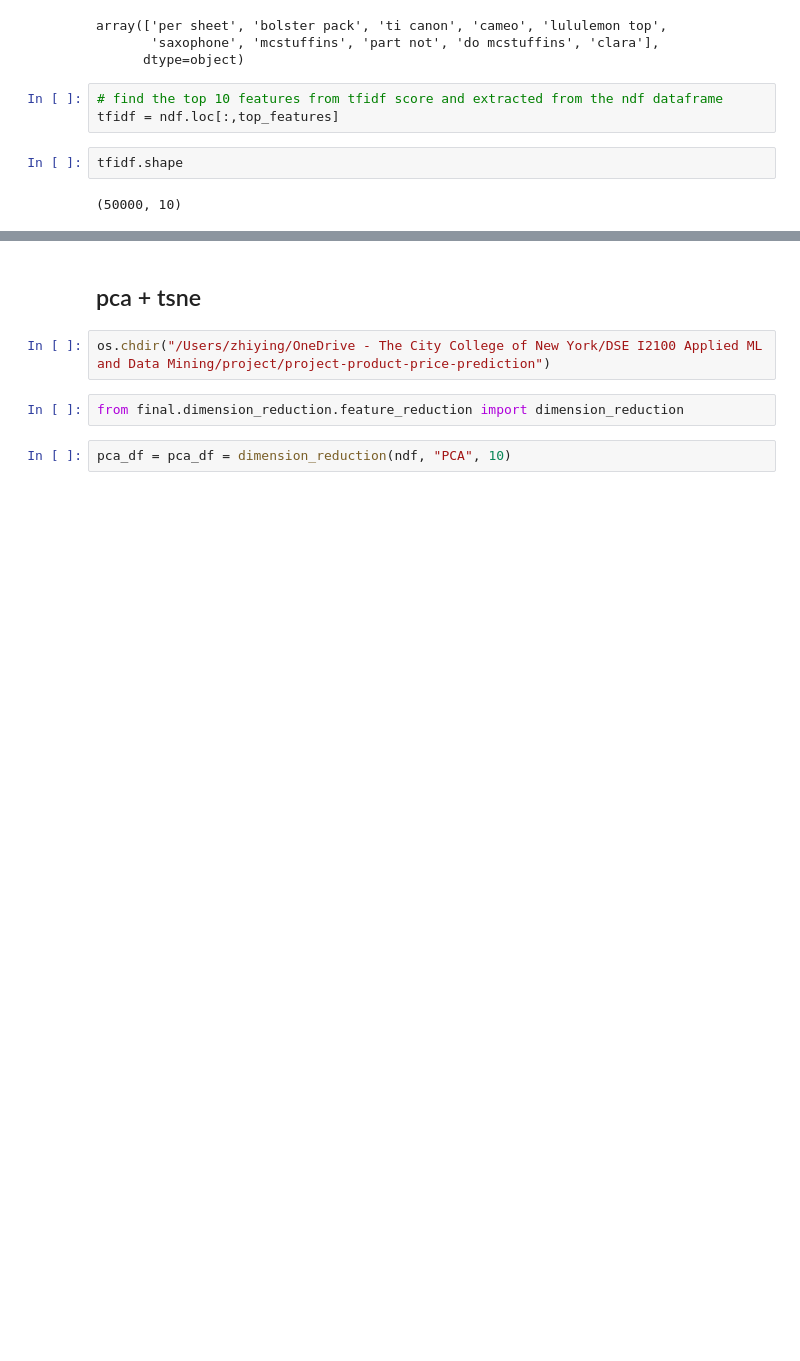
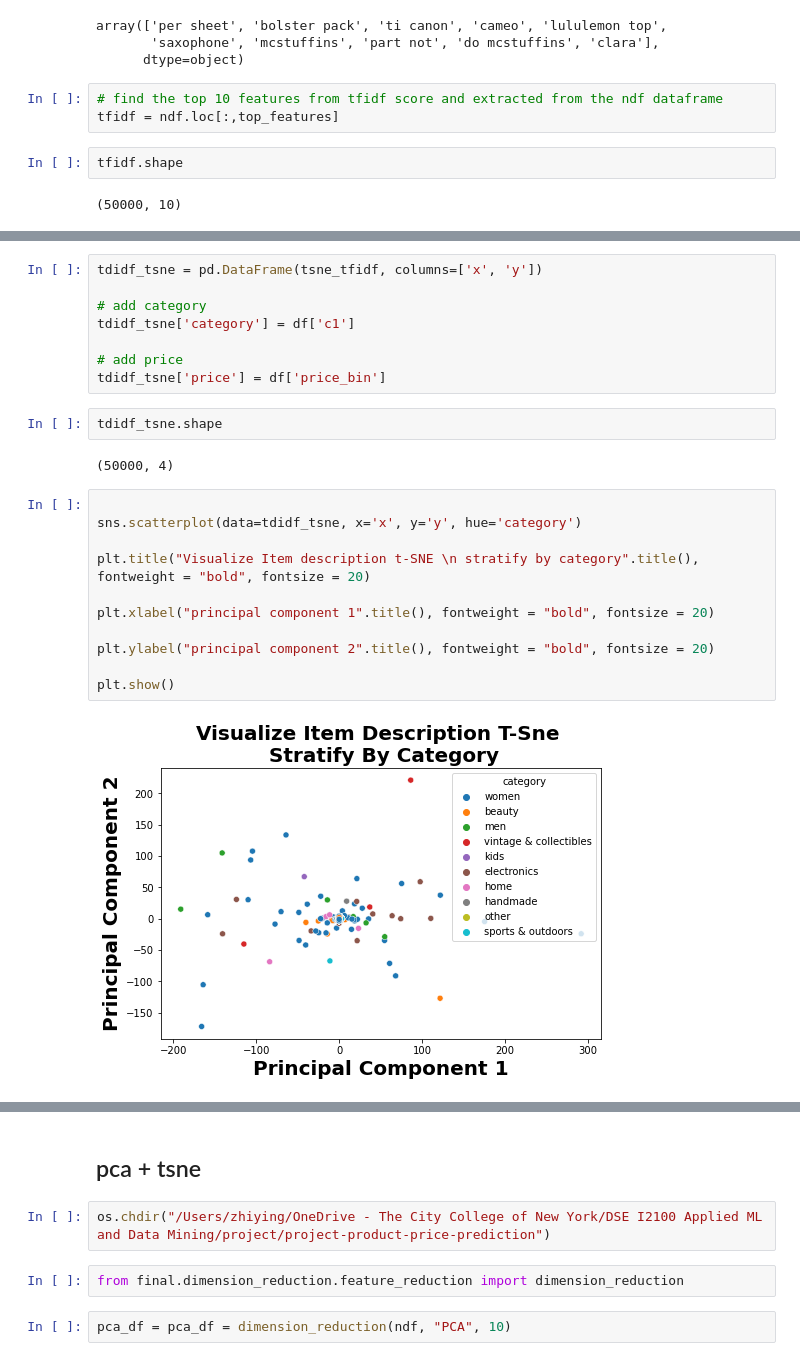
Before and after one commit to DSEI21000-S21/project-product-price-prediction, a Jupyter notebook: experiment/feature_extraction/FeatureExtraction_ItemDescription_Zhiying_M2E1.ipynb, the cells around one changed output, grey strips where cells are left out. Drawn from its saved outputs; the diff is of its cells as text; blank space fills up the shorter version.

Commit message:
add more visuals

```diff
--- a/experiment/feature_extraction/FeatureExtraction_ItemDescription_Zhiying_M2E1.ipynb
+++ b/experiment/feature_extraction/FeatureExtraction_ItemDescription_Zhiying_M2E1.ipynb
@@ -181,0 +197,25 @@ tsne_tfidf = tsne.fit_transform(tfidf)
+# %%
+tdidf_tsne = pd.DataFrame(tsne_tfidf, columns=['x', 'y'])
+
+# add category
+tdidf_tsne['category'] = df['c1']
+
+# add price
+tdidf_tsne['price'] = df['price_bin']
+# %%
+tdidf_tsne.shape
+# %% [output]
+(50000, 4)
+# %%
+
+sns.scatterplot(data=tdidf_tsne, x='x', y='y', hue='category')
+
+plt.title("Visualize Item description t-SNE \n stratify by category".title(), fontweight = "bold", fontsize = 20)
+
+plt.xlabel("principal component 1".title(), fontweight = "bold", fontsize = 20)
+
+plt.ylabel("principal component 2".title(), fontweight = "bold", fontsize = 20)
+
+plt.show()
+# %% [output]
+[figure, added]
```
Also changed, not shown: parts of 2 cells of this notebook.
